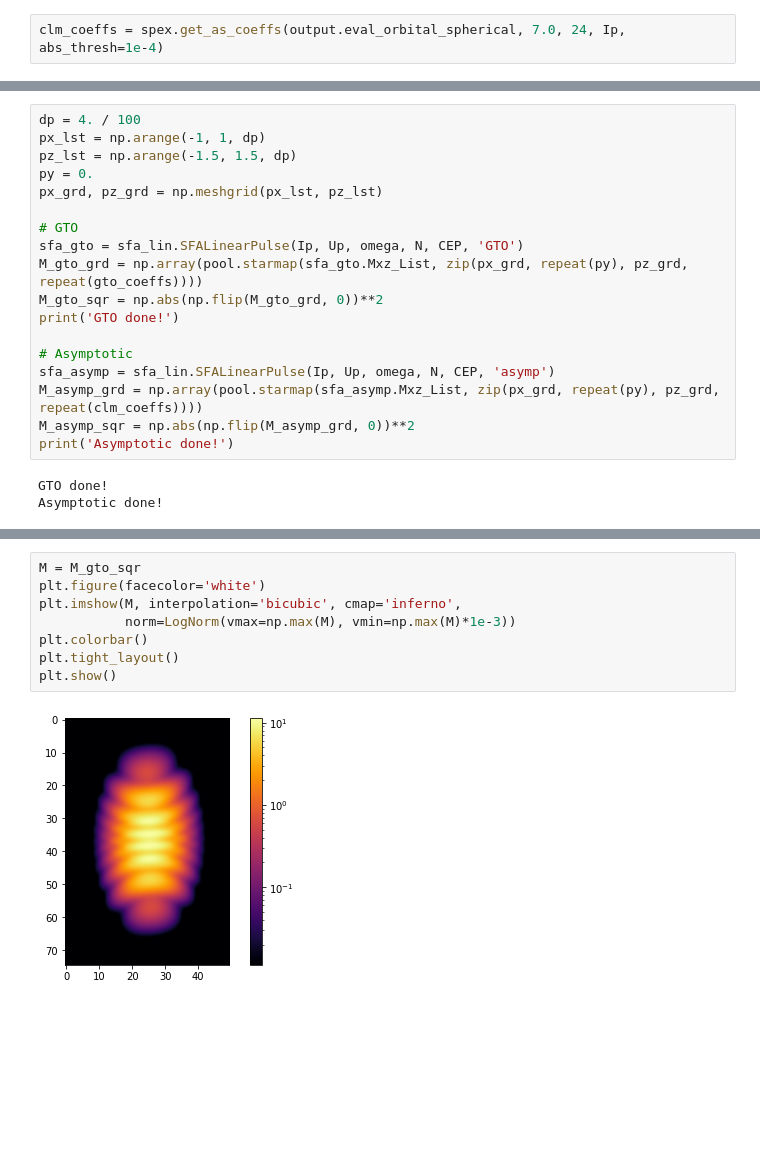
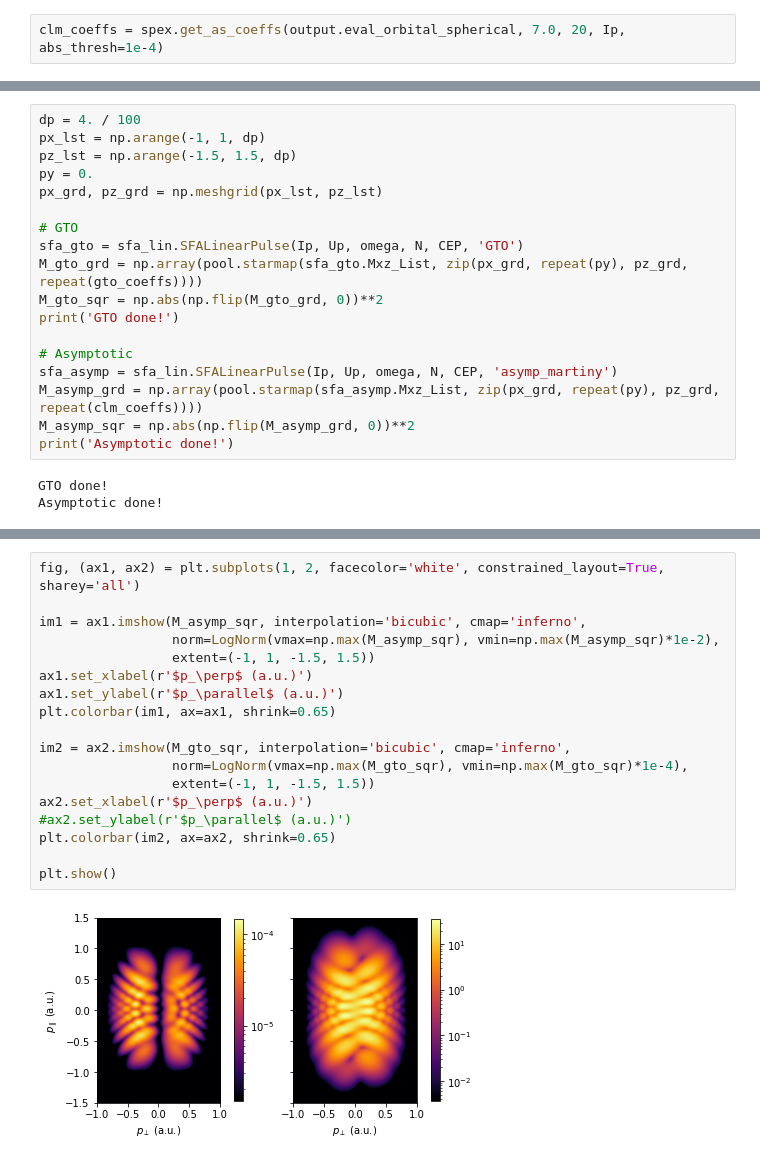
Before and after one commit to EmilHansen1/SFA_OAM_Linear, a Jupyter notebook: GTO_vs_asymp.ipynb, the cells around one changed output, grey strips where cells are left out. Cells and saved outputs as stored; diff of their text form; blank space fills up the shorter version.

Commit message:
GTO vs Asymptotic

```diff
--- a/GTO_vs_asymp.ipynb
+++ b/GTO_vs_asymp.ipynb
@@ -75,7 +75,7 @@ plt.show()
 # %% [output]
 [figure]
 # %%
-clm_coeffs = spex.get_as_coeffs(output.eval_orbital_spherical, 7.0, 24, Ip, abs_thresh=1e-4)
+clm_coeffs = spex.get_as_coeffs(output.eval_orbital_spherical, 7.0, 20, Ip, abs_thresh=1e-4)
 # %% [markdown]
 ## Calculate momentum distributions
 # %%
@@ -92,7 +92,7 @@ M_gto_sqr = np.abs(np.flip(M_gto_grd, 0))**2
 print('GTO done!')
 
 # Asymptotic
-sfa_asymp = sfa_lin.SFALinearPulse(Ip, Up, omega, N, CEP, 'asymp')
+sfa_asymp = sfa_lin.SFALinearPulse(Ip, Up, omega, N, CEP, 'asymp_martiny')
 M_asymp_grd = np.array(pool.starmap(sfa_asymp.Mxz_List, zip(px_grd, repeat(py), pz_grd, repeat(clm_coeffs))))
 M_asymp_sqr = np.abs(np.flip(M_asymp_grd, 0))**2
 print('Asymptotic done!')
@@ -112,10 +102,20 @@ plt.show()
-# %%
-M = M_gto_sqr
-plt.figure(facecolor='white')
-plt.imshow(M, interpolation='bicubic', cmap='inferno',
-           norm=LogNorm(vmax=np.max(M), vmin=np.max(M)*1e-3))
-plt.colorbar()
-plt.tight_layout()
-plt.show()
-# %% [output]
-[figure, removed]
+# %%
+fig, (ax1, ax2) = plt.subplots(1, 2, facecolor='white', constrained_layout=True, sharey='all')
+
+im1 = ax1.imshow(M_asymp_sqr, interpolation='bicubic', cmap='inferno',
+                 norm=LogNorm(vmax=np.max(M_asymp_sqr), vmin=np.max(M_asymp_sqr)*1e-2),
+                 extent=(-1, 1, -1.5, 1.5))
+ax1.set_xlabel(r'$p_\perp$ (a.u.)')
+ax1.set_ylabel(r'$p_\parallel$ (a.u.)')
+plt.colorbar(im1, ax=ax1, shrink=0.65)
+
+im2 = ax2.imshow(M_gto_sqr, interpolation='bicubic', cmap='inferno',
+                 norm=LogNorm(vmax=np.max(M_gto_sqr), vmin=np.max(M_gto_sqr)*1e-4),
+                 extent=(-1, 1, -1.5, 1.5))
+ax2.set_xlabel(r'$p_\perp$ (a.u.)')
+#ax2.set_ylabel(r'$p_\parallel$ (a.u.)')
+plt.colorbar(im2, ax=ax2, shrink=0.65)
+
+plt.show()
+# %% [output]
+[figure, added]
```
Also changed, not shown: parts of 1 cell of this notebook.
